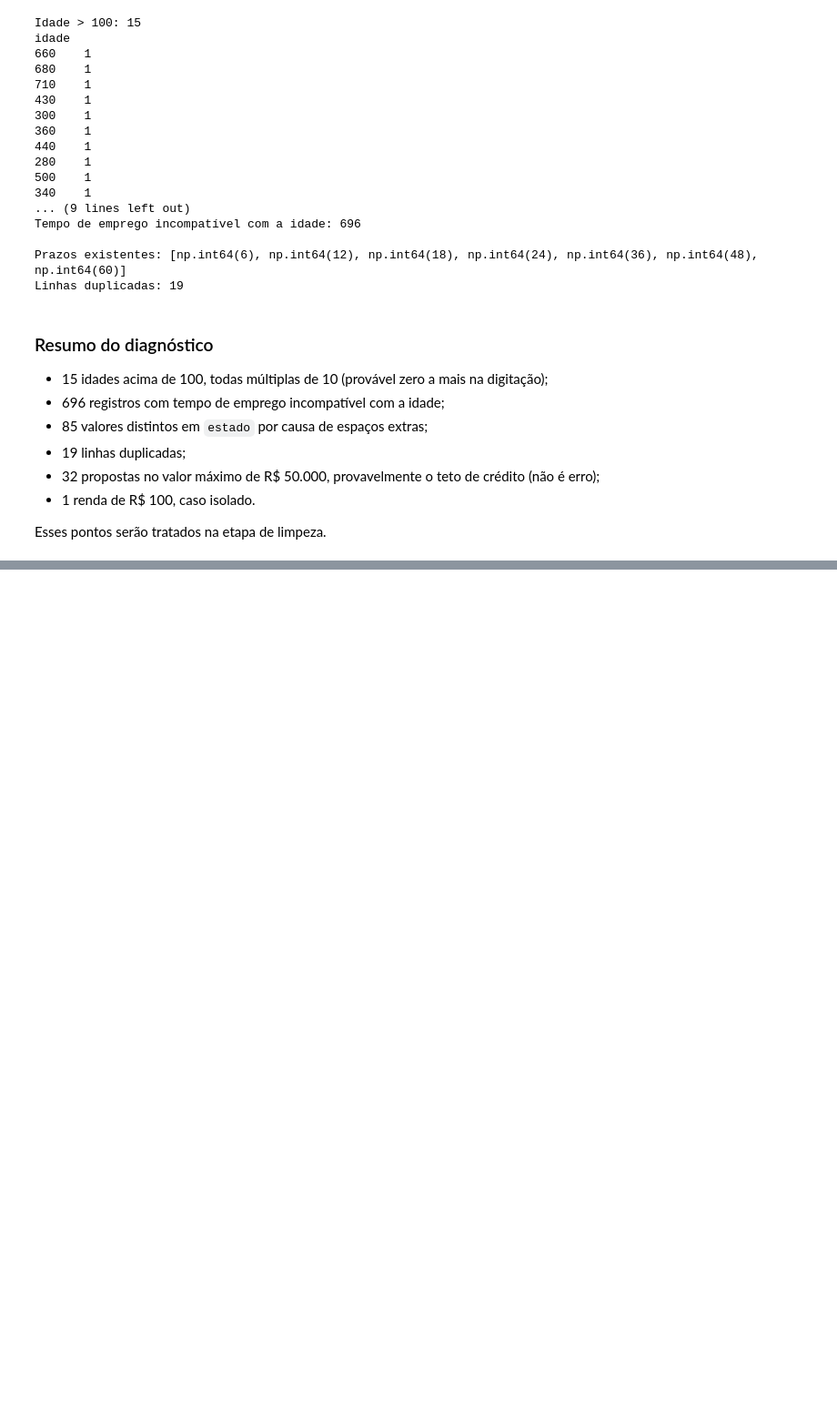
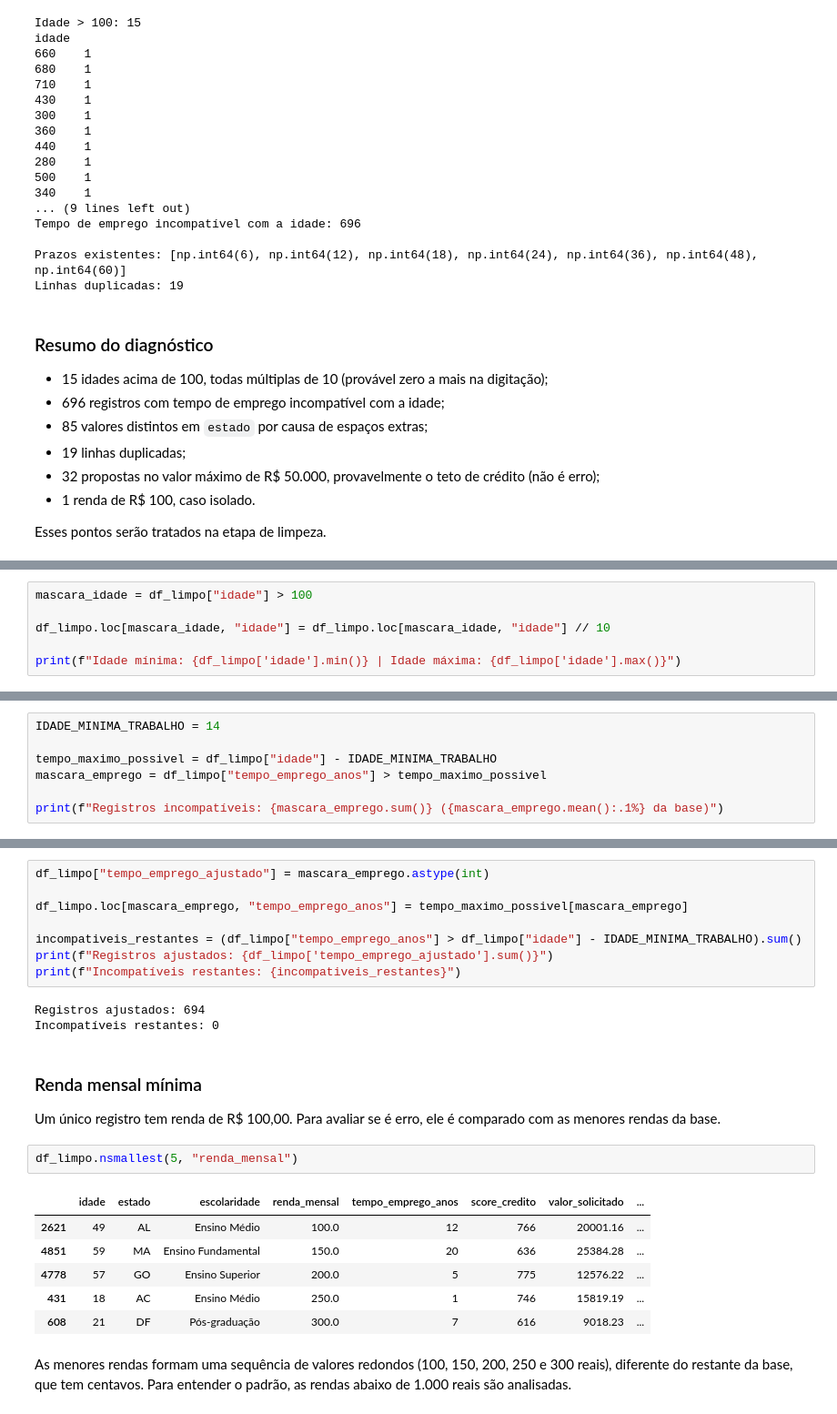
Before and after one commit to dudamark/desafio-credito-credair, a Jupyter notebook: notebooks/analise_credito.ipynb, the cells around one changed output, grey strips where cells are left out. Shown at 91% size. Saved outputs shown, nothing was run; the diff lists cells and outputs as text; blank space fills up the shorter version.

```diff
--- a/notebooks/analise_credito.ipynb
+++ b/notebooks/analise_credito.ipynb
@@ -145,0 +218,6 @@ Esses pontos serão tratados na etapa de limpeza.
+# %%
+mascara_idade = df_limpo["idade"] > 100
+
+df_limpo.loc[mascara_idade, "idade"] = df_limpo.loc[mascara_idade, "idade"] // 10
+
+print(f"Idade mínima: {df_limpo['idade'].min()} | Idade máxima: {df_limpo['idade'].max()}")
@@ -145,0 +230,7 @@ Esses pontos serão tratados na etapa de limpeza.
+# %%
+IDADE_MINIMA_TRABALHO = 14
+
+tempo_maximo_possivel = df_limpo["idade"] - IDADE_MINIMA_TRABALHO
+mascara_emprego = df_limpo["tempo_emprego_anos"] > tempo_maximo_possivel
+
+print(f"Registros incompatíveis: {mascara_emprego.sum()} ({mascara_emprego.mean():.1%} da base)")
@@ -145,0 +256,26 @@ Esses pontos serão tratados na etapa de limpeza.
+# %%
+df_limpo["tempo_emprego_ajustado"] = mascara_emprego.astype(int)
+
+df_limpo.loc[mascara_emprego, "tempo_emprego_anos"] = tempo_maximo_possivel[mascara_emprego]
+
+incompativeis_restantes = (df_limpo["tempo_emprego_anos"] > df_limpo["idade"] - IDADE_MINIMA_TRABALHO).sum()
+print(f"Registros ajustados: {df_limpo['tempo_emprego_ajustado'].sum()}")
+print(f"Incompatíveis restantes: {incompativeis_restantes}")
+# %% [output]
+Registros ajustados: 694
+Incompatíveis restantes: 0
+# %% [markdown]
+### Renda mensal mínima
+
+Um único registro tem renda de R\$ 100,00. Para avaliar se é erro, ele é comparado com as menores rendas da base.
+# %%
+df_limpo.nsmallest(5, "renda_mensal")
+# %% [output]
+|  | idade | estado | escolaridade | renda_mensal | tempo_emprego_anos | score_credito | valor_solicitado | ... |
+| 2621 | 49 | AL | Ensino Médio | 100.0 | 12 | 766 | 20001.16 | ... |
+| 4851 | 59 | MA | Ensino Fundamental | 150.0 | 20 | 636 | 25384.28 | ... |
+| 4778 | 57 | GO | Ensino Superior | 200.0 | 5 | 775 | 12576.22 | ... |
+| 431 | 18 | AC | Ensino Médio | 250.0 | 1 | 746 | 15819.19 | ... |
+| 608 | 21 | DF | Pós-graduação | 300.0 | 7 | 616 | 9018.23 | ... |
+# %% [markdown]
+As menores rendas formam uma sequência de valores redondos (100, 150, 200, 250 e 300 reais), diferente do restante da base, que tem centavos. Para entender o padrão, as rendas abaixo de 1.000 reais são analisadas.
```
Also changed, not shown: parts of 25 cells of this notebook.
